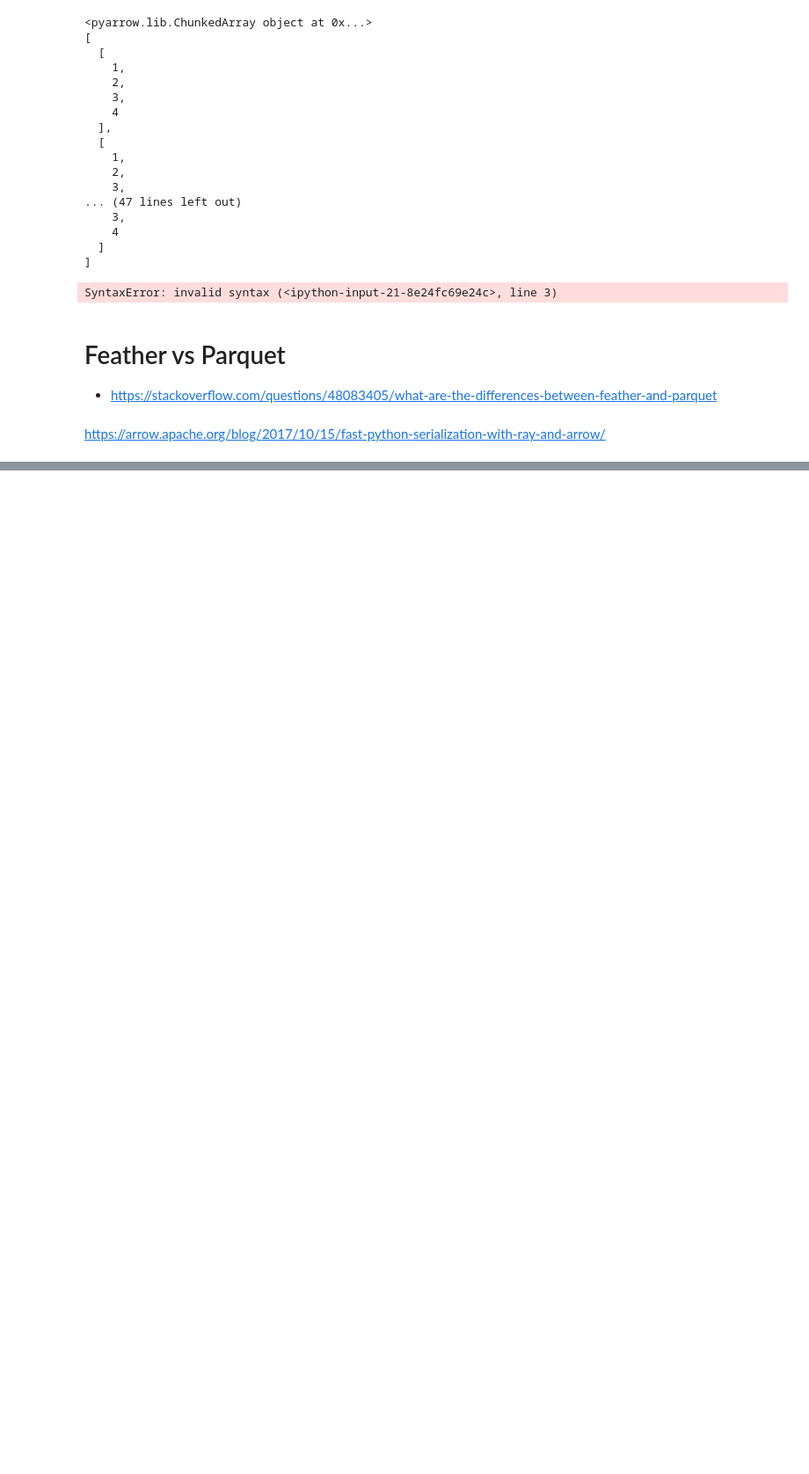
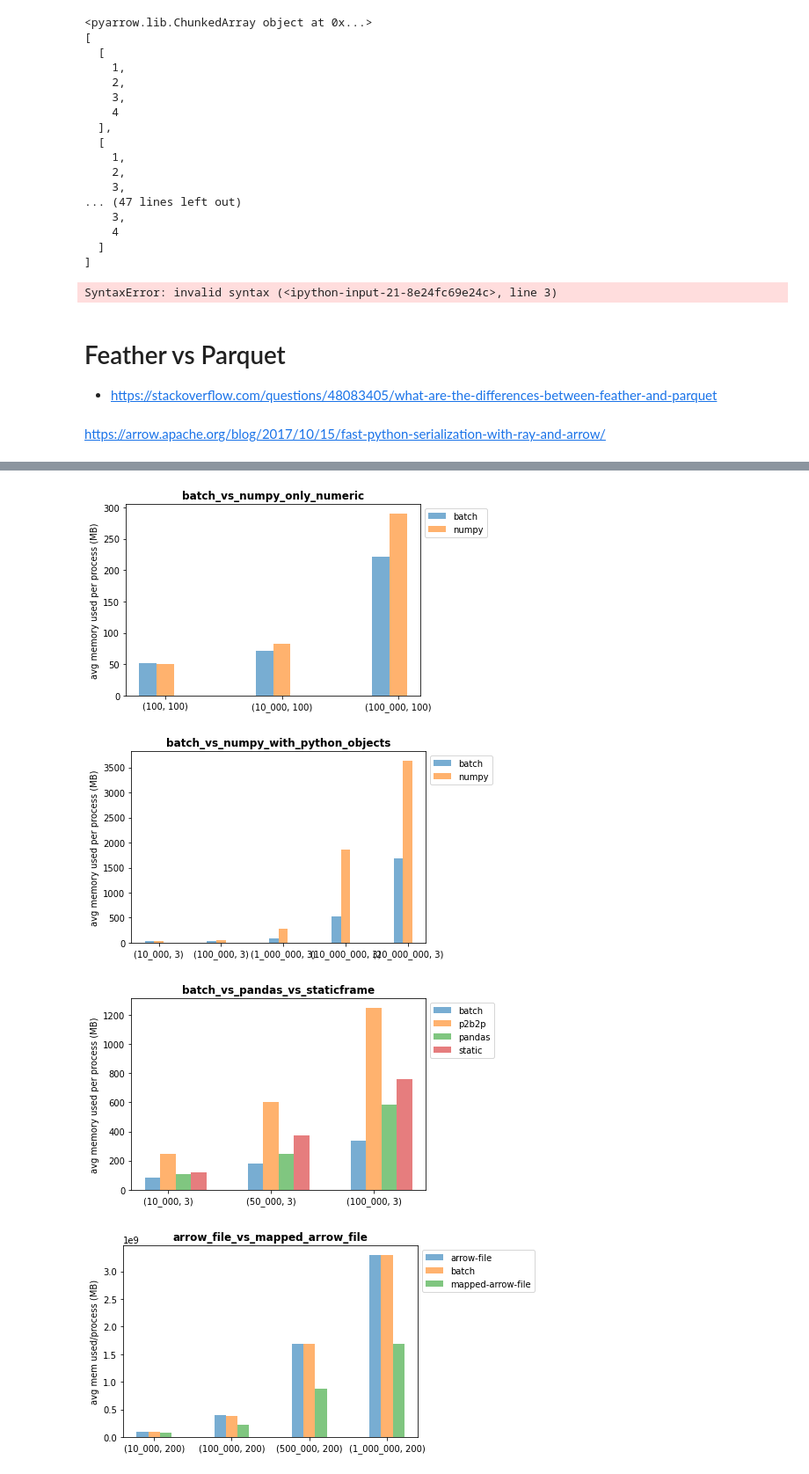
Before and after one commit to gdevanla/learn-pyarrow, a Jupyter notebook: arrow.ipynb, the cells around one changed output, grey strips where cells are left out. Shown: that part at 88% size. Saved outputs shown, nothing was run; the diff lists cells and outputs as text; code cells hidden in the pictures; blank space fills up the shorter version.

```diff
--- a/arrow.ipynb
+++ b/arrow.ipynb
@@ -468,0 +477,11 @@ plot_test('/tmp/test4.txt', 'arrow_file_vs_mapped_arrow_file')
+# %%
+
+plot_test('/tmp/memory_test1.txt', 'batch_vs_numpy_only_numeric', 'size', 'avg memory used per process (MB)')
+plot_test('/tmp/memory_test2.txt', 'batch_vs_numpy_with_python_objects', 'size', 'avg memory used per process (MB)')
+plot_test('/tmp/memory_test3.txt', 'batch_vs_pandas_vs_staticframe', 'size', 'avg memory used per process (MB)')
+plot_test('/tmp/memory_test4.txt', 'arrow_file_vs_mapped_arrow_file', 'size', 'avg mem used/process (MB)')
+# %% [output]
+[figure, added]
+[figure, added]
+[figure, added]
+[figure, added]
```
Also changed, not shown: parts of 5 cells of this notebook, 4 other files.
